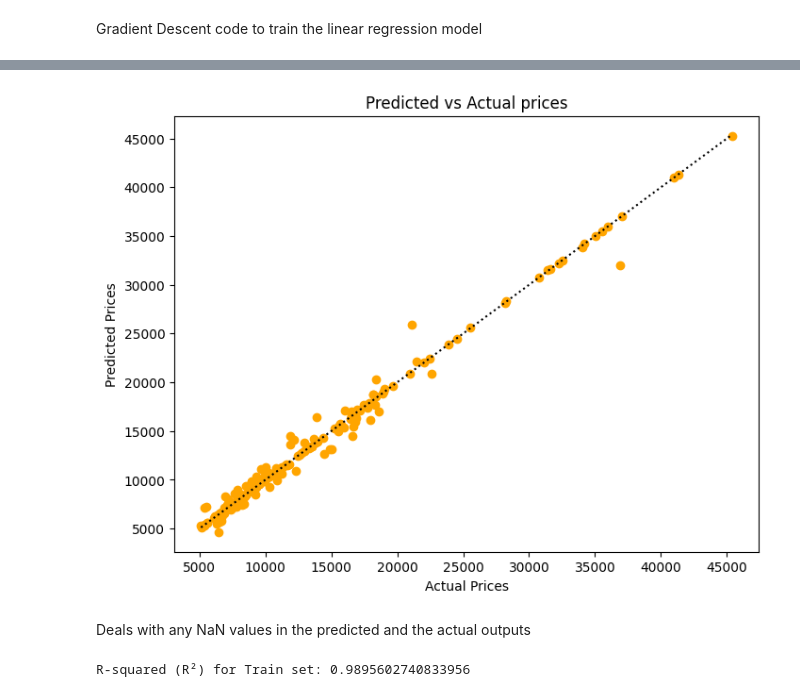
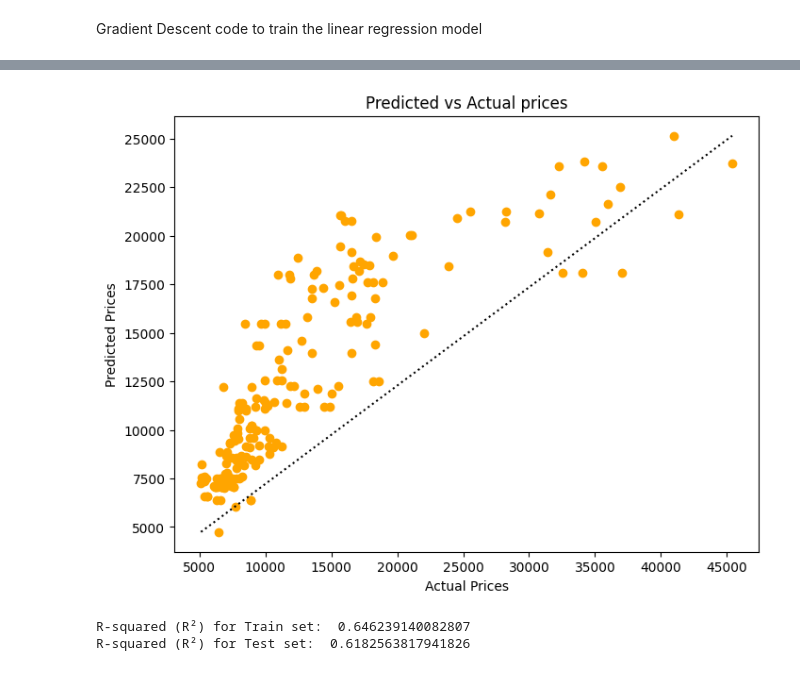
Before and after one commit to nxndinisxh/MRM_ResearchAI_Taskphase, a Jupyter notebook: LinearRegression.ipynb, the cells around one changed output, grey strips where cells are left out. Drawn from its saved outputs; the diff is of its cells as text; code cells hidden in the pictures.

```diff
--- a/LinearRegression.ipynb
+++ b/LinearRegression.ipynb
@@ -155,3 +230,0 @@ def zscore_normalize (X) :
-# %%
-X_train = zscore_normalize(X_train)
-X_train
@@ -174,0 +231,3 @@ X_train
+# %%
+# Normalize training data
+X_train, mu, sigma = zscore_normalize(X_train)
@@ -181,11 +244,12 @@ print(X_train.shape)
 This code initializes values for a linear regression model
 # %%
 #seed helps in generating the same random values each time ensuring reproducibility in code
-np.random.seed(0)
+np.random.seed(42)
 weights = np.random.rand(X_train.shape[1]) # assigning weights to every input helps you find how much each input contributes to the ouptut
 bias = 0.0 # gets updated during the training
 learning_rate = 0.01 # determines how much weights change during training
-num_iterations = 1000 # specifies the number of iterations
+num_iterations = 170 #specifies the number of iterations
+reg_lambda= 500
 m = len(y_train) # stores the number of training examples. Training example is a single data point from the training dataset which is used to teach the model
 # %% [markdown]
 Gradient Descent code to train the linear regression model
@@ -200,11 +264,14 @@ for i in range(num_iterations): # runs for a pre-defined "num_iterations" times
     mse_loss = np.mean(error ** 2)
     loss_history.append(mse_loss)
 
-    weights_gradient = (2/m) * np.dot(X_train.T, error) # gradient tells us the direction and magnitude to adjust each weight to reduce the error.
+    weights_gradient = (2/m) * np.dot(X_train.T, error) +  (reg_lambda / m) * weights  # gradient tells us the direction and magnitude to adjust each weight to reduce the error.
     bias_gradient = (2/m) * np.sum(error) # tells how much to change the bais to improve predictions
 
     weights -= learning_rate * weights_gradient
     bias -= learning_rate * bias_gradient
 
+    if i % 10 == 0:
+        print(f"Iteration {i}: Loss = {mse_loss}, Weights Gradient = {np.linalg.norm(weights_gradient)}, Bias Gradient = {bias_gradient}")
+
 y_train_pred = np.dot(X_train, weights) + bias
-# y_test_pred = np.dot(X_test, weights) + bias
+y_test_pred = np.dot(X_test, weights) + bias
@@ -223,18 +316,16 @@ plt.show()
 # %%
 plt.figure(figsize=(8, 6))
 
 # Scatter plot of the actual price vs the pedicted price
 plt.scatter(y_train, y_train_pred, color = 'orange')
 
 # Line plot of the best-fit line (model predictions)
-plt.plot([min(y_train), max(y_train_pred)], [min(y_train), max(y_pred)], 'k:')
+plt.plot([min(y_train), max(y_train)], [min(y_train_pred), max(y_train_pred)], 'k:')
 
 # Add labels and title
 plt.xlabel('Actual Prices')
 plt.ylabel('Predicted Prices')
 plt.title('Predicted vs Actual prices')
 plt.show()
 # %% [output]
-[figure, old version]
+[figure, new version]
-# %% [markdown]
-Deals with any NaN values in the predicted and the actual outputs
@@ -253,5 +340,6 @@ r2_train = 1-(residual_train / total_train)
 # %%
-print("R-squared (R²) for Train set:", r2_train)
-# print("R-squared (R²) for Test set:", r2_test)
+print("R-squared (R²) for Train set: ", r2_train)
+print("R-squared (R²) for Test set: ", r2_test)
 # %% [output]
-R-squared (R²) for Train set: 0.9895602740833956
+R-squared (R²) for Train set:  0.646239140082807
+R-squared (R²) for Test set:  0.6182563817941826
```
Also changed, not shown: parts of 33 cells of this notebook.
